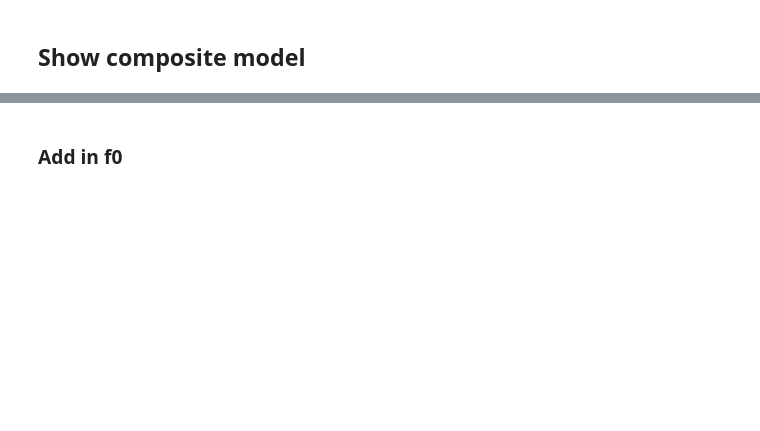
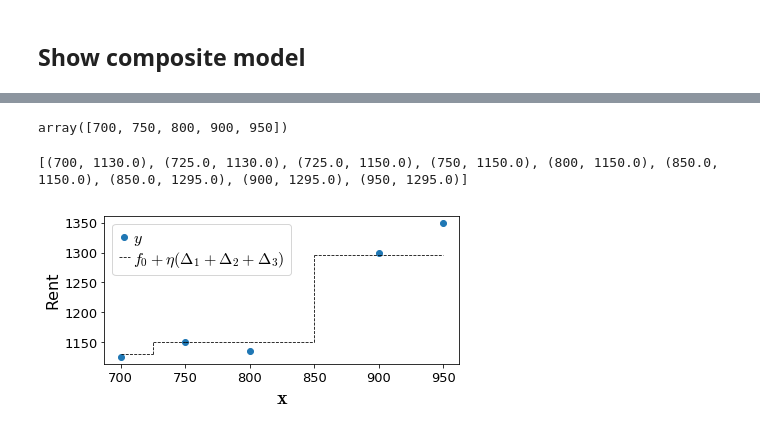
Before and after one commit to parrt/ml-articles, a Jupyter notebook: gradient-boosting/notebooks/dev-mae.ipynb, the cells around one changed output, grey strips where cells are left out. Saved outputs shown, nothing was run; the diff lists cells and outputs as text; code cells hidden in the pictures; blank space fills up the shorter version.

```diff
--- a/gradient-boosting/notebooks/dev-mae.ipynb
+++ b/gradient-boosting/notebooks/dev-mae.ipynb
@@ -334,47 +347,55 @@ df[['sqfeet','rent','F0','delta1','delta2','delta3','deltas']]
+# %%
+df.sqfeet.values
+# %% [output]
+array([700, 750, 800, 900, 950])
+# %%
+# Iterate through F3, finding split points in predicted rent
+# and create coordinate list to draw lines
+split_x_locs = []
+x_prev = np.min(df.sqfeet)
+y_prev = np.min(df.F3)
+X = df.sqfeet.values
+coords = []
+for i,y_hat in enumerate(df.F3.values):
+    if y_hat!=y_prev:
+        mid = (X[i]+X[i-1])/2
+        coords.append((mid,y_prev))
+        coords.append((mid,y_hat))
+        coords.append((X[i],y_hat))
+    else:
+        coords.append((X[i],y_hat))
+    y_prev = y_hat
+
+print(coords)
+# %% [output]
+[(700, 1130.0), (725.0, 1130.0), (725.0, 1150.0), (750, 1150.0), (800, 1150.0), (850.0, 1150.0), (850.0, 1295.0), (900, 1295.0), (950, 1295.0)]
 # %%
 fig, ax = plt.subplots(nrows=1, ncols=1, figsize=(6.1, 3))
 
-# plot deltas
-line1, = ax.plot(df.sqfeet,df.dir1, 'o', label=r'$y-f_0$')
+line1, = ax.plot(df.sqfeet,df.rent, 'o', label=r'$y$')
 
-prevx = np.min(df.sqfeet)
-prevy = 0
-splitys = []
-print(splits)
-for s in sorted(splits[1:]):
-    if s>prevx: # ignore splits at same spot for plotting
-        y = np.mean(df.deltas[(df.sqfeet>prevx)&(df.sqfeet<=s)]) # all same, get as one
-        splitys.append(y)
-        #print(prevx,s,"=>",y)
-        ax.plot([prevx,s], [y,y], linewidth=.8, linestyle='--', c='k')
-    # draw verticals
-    prevx = s
-    prevy = y
+prev = None
+for x,y in coords:
+    if prev is not None:
+        line2, = ax.plot([prev[0],x], [prev[1],y], linewidth=.8,
+                         linestyle='--', c='k',
+                         label=r"$f_0 + \eta (\Delta_1+\Delta_2+\Delta_3)$")
+    prev = (x,y)
 
-last = np.max(df.sqfeet)
-y = np.mean(df.deltas[(df.sqfeet>prevx)&(df.sqfeet<=last)]) # all same, get as one
-#print(prev,last,"=>",y)
-splitys.append(y)
-line2, = ax.plot([prevx,last], [y,y], linewidth=.8, linestyle='--', c='k',
-                label=r"$\eta (\Delta_1+\Delta_2+\Delta_3)$")
-
-ax.plot([splits[1],splits[1]], [splitys[0], splitys[1]], linewidth=.8, linestyle='--', c='k')
-ax.plot([splits[3],splits[3]], [splitys[1], splitys[2]], linewidth=.8, linestyle='--', c='k')
-ax.plot([s,s], [prevy,y], linewidth=.8, linestyle='--', c='k')
-
-ax.set_ylabel(r"Sum $\Delta_i$ models", fontsize=16)
+ax.set_ylabel(r"Rent", fontsize=16)
 ax.set_xlabel(r"${\bf x}$", fontsize=20)
 
-ax.set_yticks([-100,-50,0,50,100,150])
+ax.set_yticks(np.arange(1150,1351,50))
 
 ax.legend(handles=[line1,line2], fontsize=16,
           loc='upper left',
           labelspacing=.1,
           handletextpad=.2,
           handlelength=.7,
           frameon=True)
 
+
 plt.tight_layout()
 plt.show()
+# %% [output]
+[figure, added]
-# %% [markdown]
-### Add in f0
```
Also changed, not shown: parts of 11 cells of this notebook, 1 other file.
